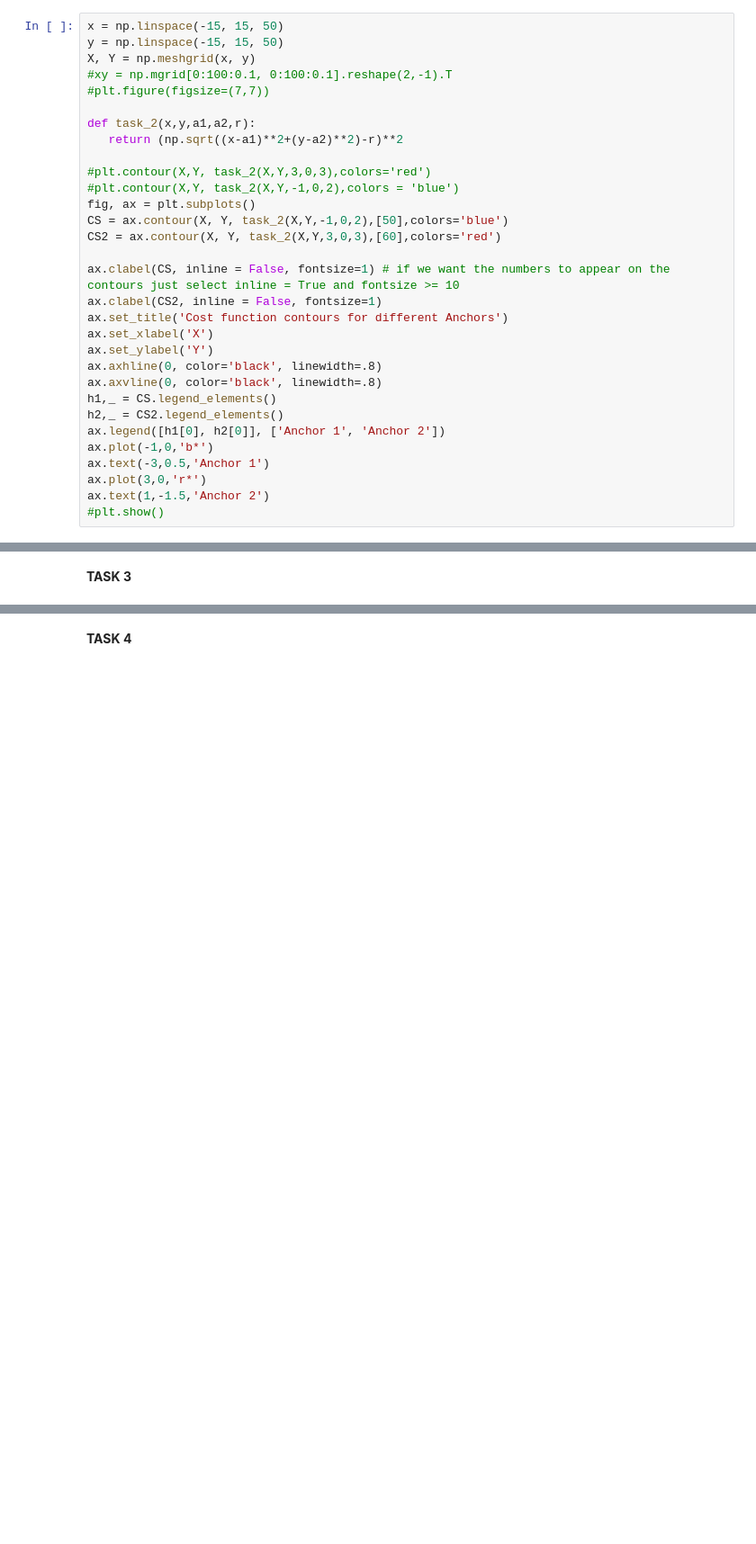
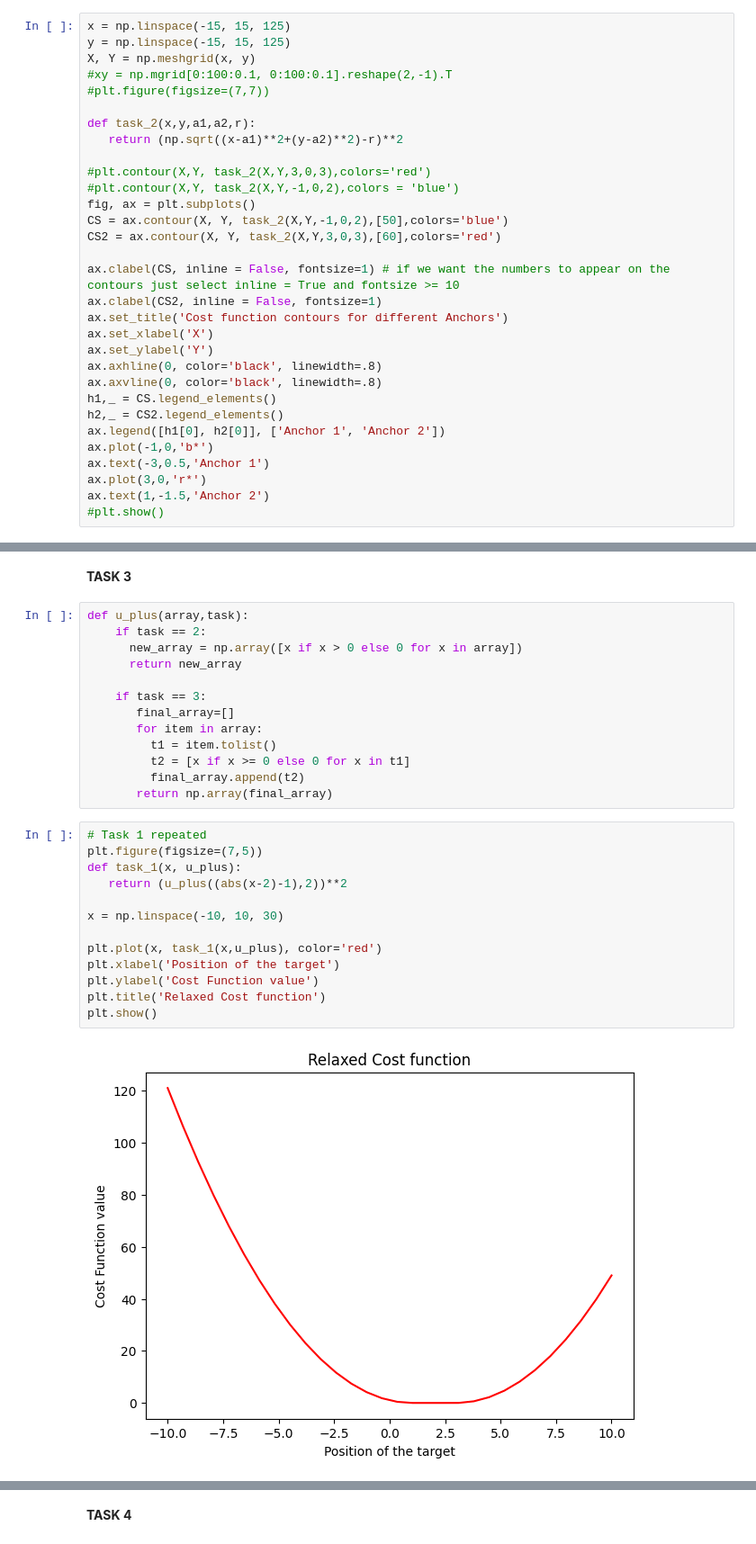
Before and after one commit to Dolfas/OA-Project, a Jupyter notebook: Section2.ipynb, the cells around one changed output, grey strips where cells are left out. Shown at 90% size. Drawn from its saved outputs; the diff is of its cells as text; blank space fills up the shorter version.

Commit message:
Task1, 2 and 3 Completed (26/09/2023)

```diff
--- a/Section2.ipynb
+++ b/Section2.ipynb
@@ -35,8 +35,8 @@ Finally, the further away the target is from these two local minimums, (i.e $x \
 # %% [markdown]
 **TASK 2**
 # %%
-x = np.linspace(-15, 15, 50)
-y = np.linspace(-15, 15, 50)
+x = np.linspace(-15, 15, 125)
+y = np.linspace(-15, 15, 125)
 X, Y = np.meshgrid(x, y)
 #xy = np.mgrid[0:100:0.1, 0:100:0.1].reshape(2,-1).T
 #plt.figure(figsize=(7,7))
@@ -72,3 +72,31 @@ Text(1, -1.5, 'Anchor 2')
 In order to get a single global minimizer we must use 3 Anchors.
 # %% [markdown]
 **TASK 3**
+# %%
+def u_plus(array,task):
+    if task == 2:
+      new_array = np.array([x if x > 0 else 0 for x in array])
+      return new_array
+
+    if task == 3:
+       final_array=[]
+       for item in array:
+         t1 = item.tolist()
+         t2 = [x if x >= 0 else 0 for x in t1]
+         final_array.append(t2)
+       return np.array(final_array)
+# %%
+# Task 1 repeated
+plt.figure(figsize=(7,5))
+def task_1(x, u_plus):
+   return (u_plus((abs(x-2)-1),2))**2
+
+x = np.linspace(-10, 10, 30)
+
+plt.plot(x, task_1(x,u_plus), color='red')
+plt.xlabel('Position of the target')
+plt.ylabel('Cost Function value')
+plt.title('Relaxed Cost function')
+plt.show()
+# %% [output]
+[figure, added]
```
Also changed, not shown: parts of 4 cells of this notebook.
